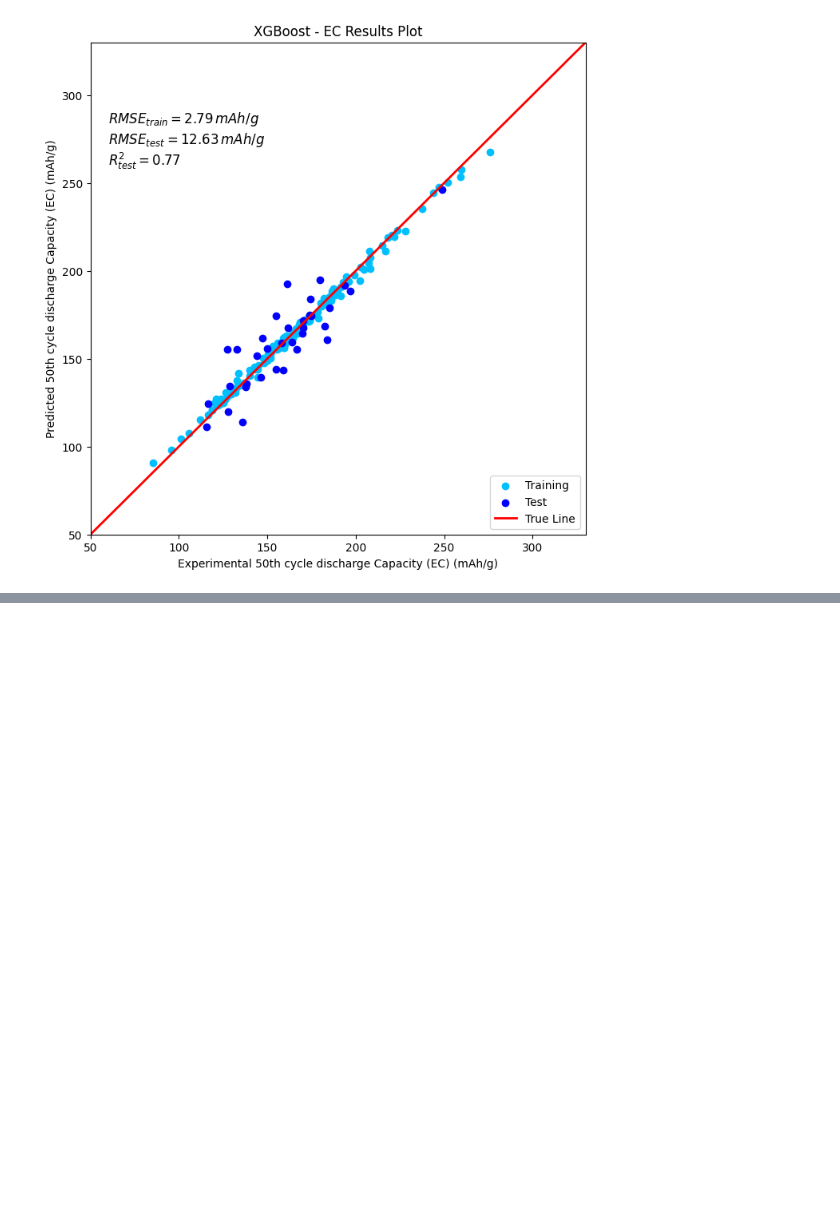
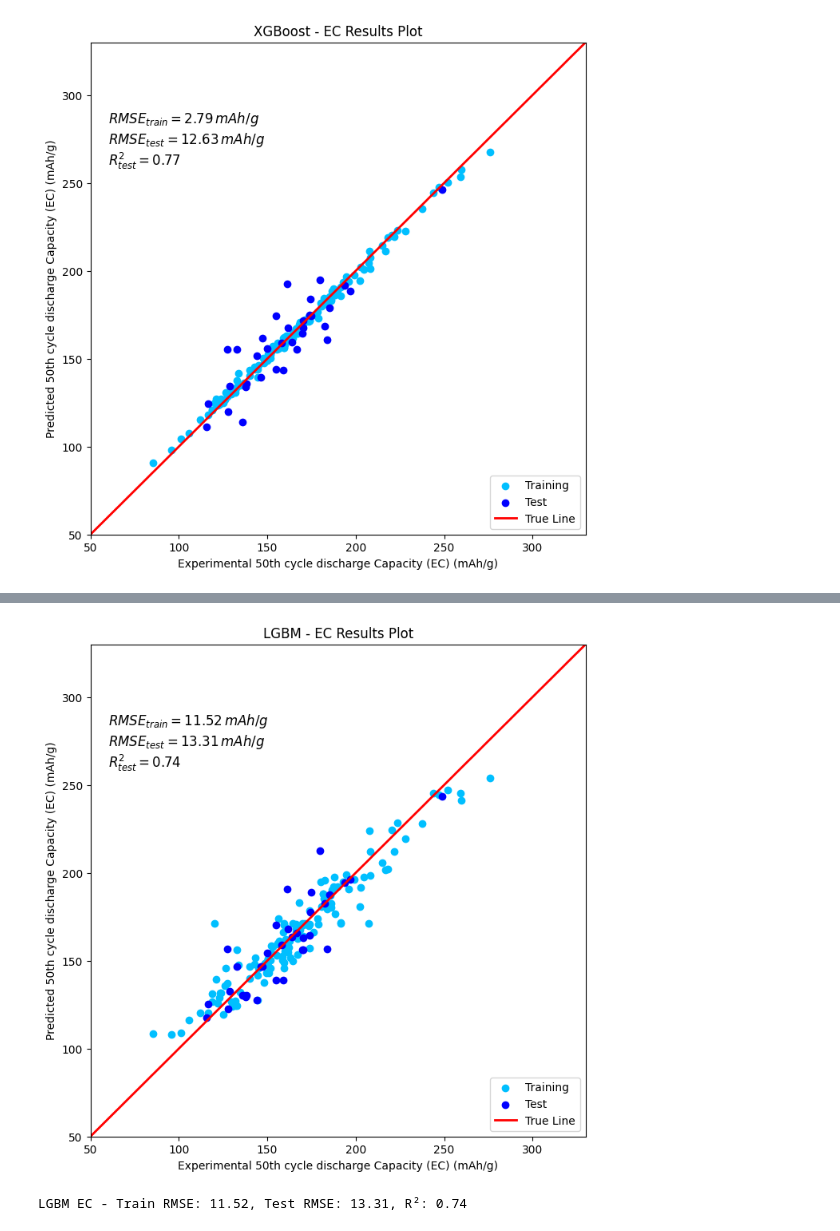
Before and after one commit to Tawheed-tariq/Application-of-ML-in-lithium-ion-batteries, a Jupyter notebook: ML_models.ipynb, the cells around one changed output, grey strips where cells are left out. Saved outputs shown, nothing was run; the diff lists cells and outputs as text; code cells hidden in the pictures; blank space fills up the shorter version.

```diff
--- a/ML_models.ipynb
+++ b/ML_models.ipynb
@@ -197,0 +191,11 @@ Optimized Random Forest R2 Score: 0.7899927982553052
+# %%
+lgbm_ec = LGBMRegressor(n_estimators=200, max_depth=5, learning_rate=0.05, random_state=42)
+lgbm_ec.fit(X_train_scaled, y_EC_train)
+y_pred_ec_train = lgbm_ec.predict(X_train_scaled)
+y_pred_ec_test = lgbm_ec.predict(X_test_scaled)
+
+rmse_train_ec, rmse_test_ec, r2_ec = calculate_errors(y_EC_train, y_pred_ec_train, y_EC_test, y_pred_ec_test)
+plot_EC_curve(y_EC_train, y_pred_ec_train, y_EC_test, y_pred_ec_test, rmse_train_ec, rmse_test_ec, r2_ec, "LGBM")
+
+print(f"LGBM EC - Train RMSE: {rmse_train_ec:.2f}, Test RMSE: {rmse_test_ec:.2f}, R²: {r2_ec:.2f}")
+# %% [output]
@@ -197,0 +219,2 @@ Optimized Random Forest R2 Score: 0.7899927982553052
+[figure, added]
+LGBM EC - Train RMSE: 11.52, Test RMSE: 13.31, R²: 0.74
```
Also changed, not shown: parts of 7 cells of this notebook, 1 other file.
